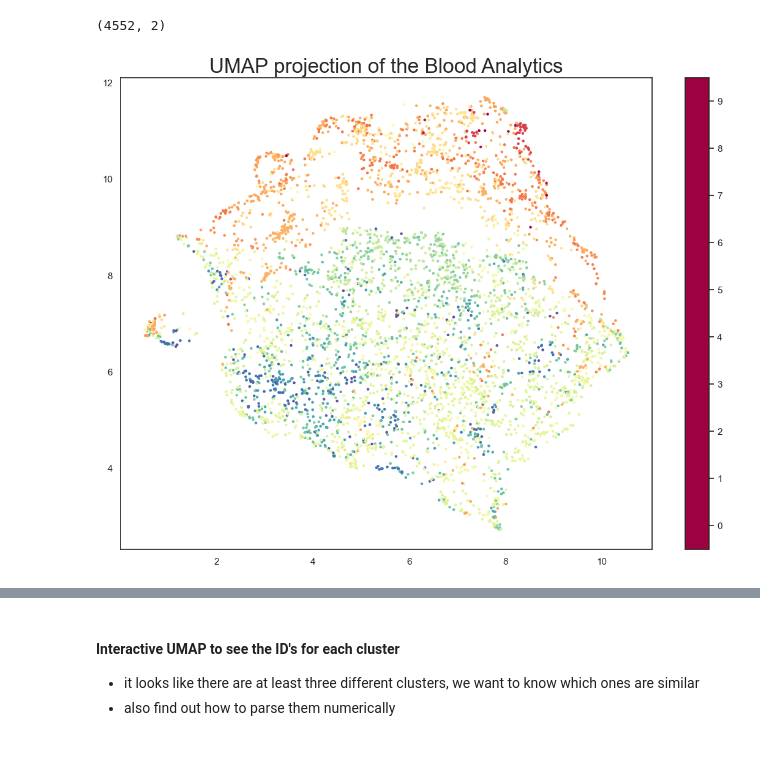
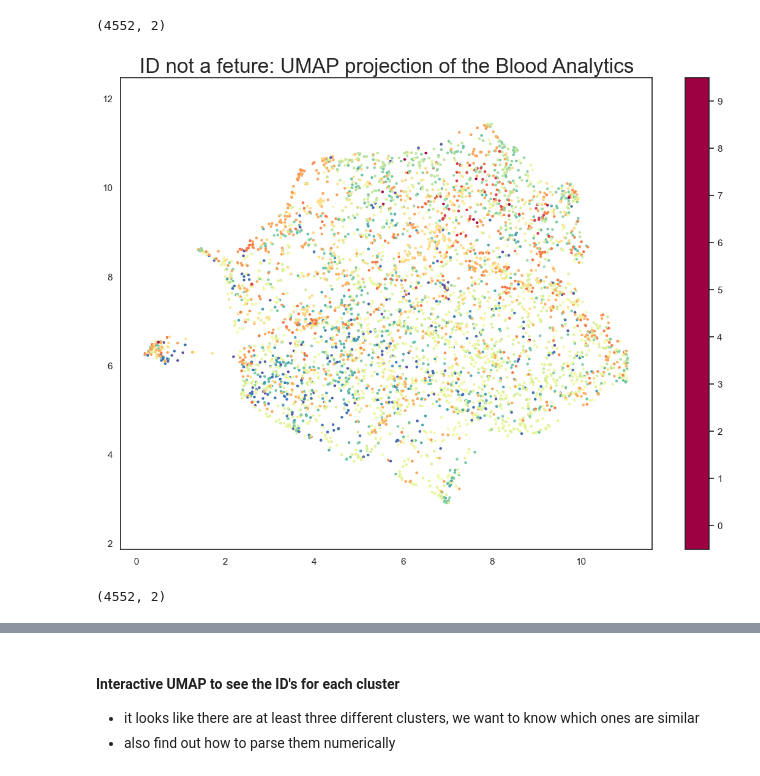
Before and after one commit to aidan-lew/monkey_health, a Jupyter notebook: monkeys_irrad_sept-2022.ipynb, the cells around one changed output, grey strips where cells are left out. Cells and saved outputs as stored; diff of their text form; code cells hidden in the pictures.

```diff
--- a/monkeys_irrad_sept-2022.ipynb
+++ b/monkeys_irrad_sept-2022.ipynb
@@ -245,7 +267,7 @@ Setup Complete
 
 #Make df with the blood analytics with no missing values
 solid_monkey_df.copy()
-blood_monkey_df = solid_monkey_df[['ID', 'WBC_(K/uL)', 'RBC_(M/uL)',
+blood_monkey_df = solid_monkey_df[['ID','WBC_(K/uL)', 'RBC_(M/uL)',
        'Hemaglobin_(HGB_g/dL)', 'Hemocrit_(HCT_%)',
        'Mean_corpuscular_volume_(MCV_fL)',
        'Mean_corpuscular_hemaglobin_(MCH_pg)',
@@ -259,7 +281,7 @@ blood_monkey_df = solid_monkey_df[['ID', 'WBC_(K/uL)', 'RBC_(M/uL)',
 #Scale the blood to z-scores
 blood_umap_df = blood_monkey_df[
     [
-        'ID', 'WBC_(K/uL)', 'RBC_(M/uL)',
+        'WBC_(K/uL)', 'RBC_(M/uL)',
        'Hemaglobin_(HGB_g/dL)', 'Hemocrit_(HCT_%)',
        'Mean_corpuscular_volume_(MCV_fL)',
        'Mean_corpuscular_hemaglobin_(MCH_pg)',
@@ -282,13 +304,13 @@ blood_monkey_df['ID'] = blood_monkey_df['ID'].astype(int)
 # %%
 # Simply visualize the UMAP
 plt.scatter(embedding[:, 0],
             embedding[:, 1],
             c=blood_monkey_df.ID,
             cmap='Spectral',
             s=5
            )
 plt.gca().set_aspect('equal', 'datalim')
 plt.colorbar(boundaries=np.arange(11)-0.5).set_ticks(np.arange(10))
-plt.title('UMAP projection of the Blood Analytics', fontsize=24);
+plt.title('ID not a Feature: UMAP projection of the Blood Analytics', fontsize=24);
 # %% [output]
-[figure, old version]
+[figure, new version]
@@ -294,0 +347,5 @@ plt.title('UMAP projection of the Blood Analytics', fontsize=24);
+# %%
+embedding2 = reducer.fit_transform(scaled_blood_df)
+embedding2.shape
+# %% [output]
+(4552, 2)
```
Also changed, not shown: parts of 14 cells of this notebook.
